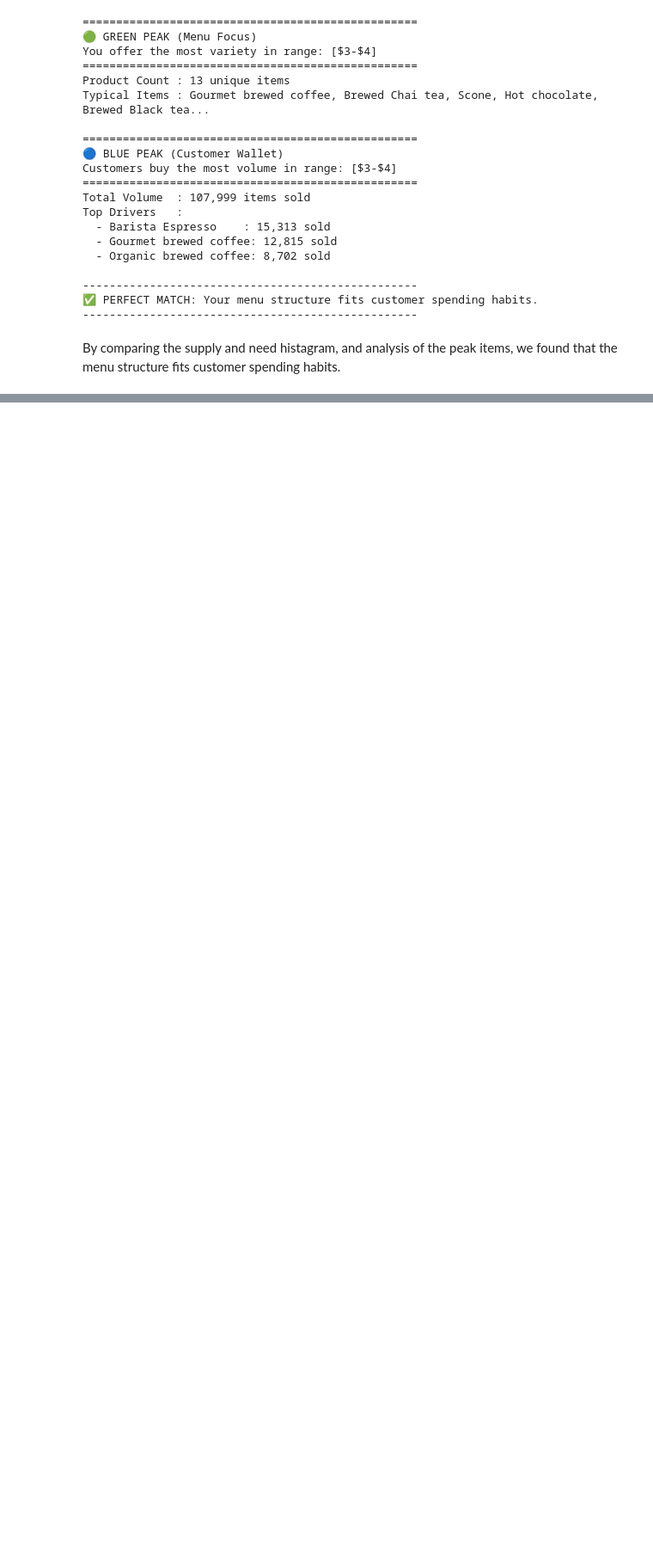
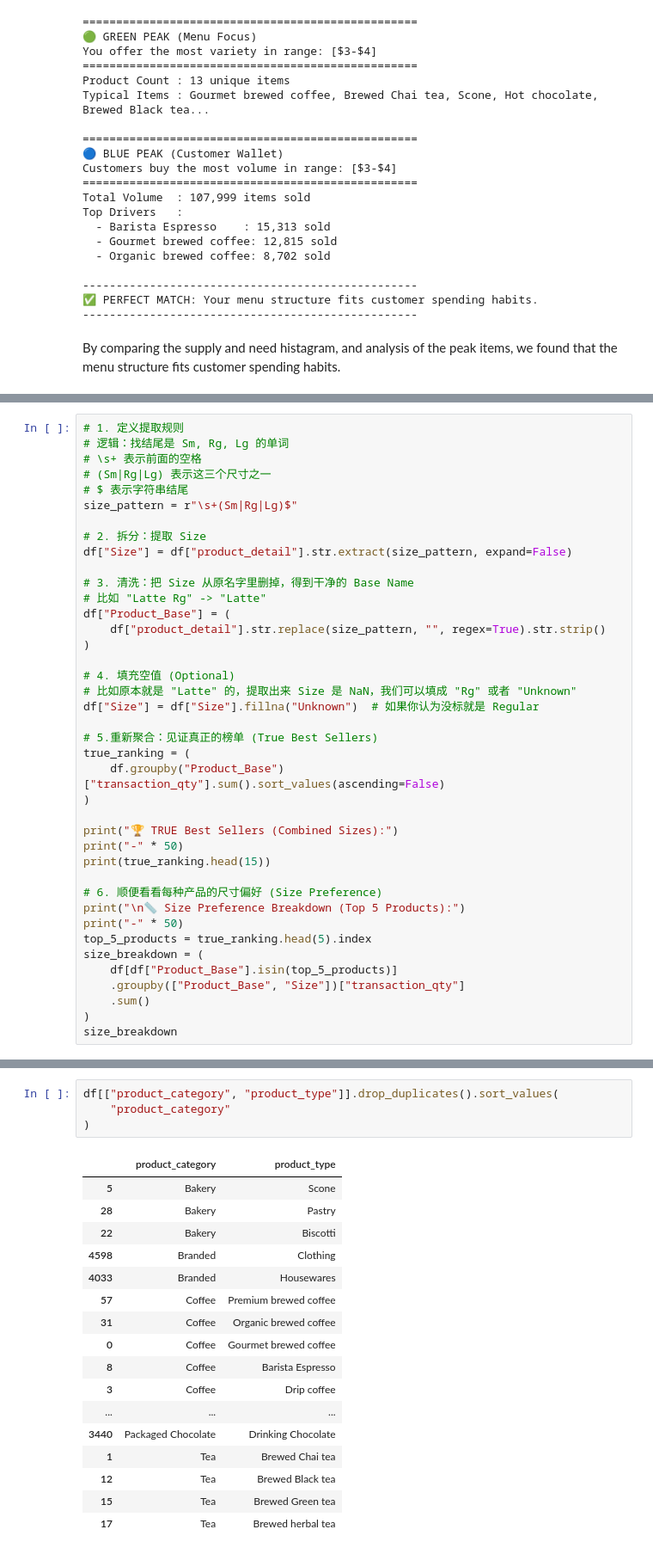
Before and after one commit to yunying-ds/coffee-sales-analysis, a Jupyter notebook: notebooks/01_exploratory_analysis.ipynb, the cells around one changed output, grey strips where cells are left out. Shown at 86% size. Saved outputs shown, nothing was run; the diff lists cells and outputs as text; blank space fills up the shorter version.

```diff
--- a/notebooks/01_exploratory_analysis.ipynb
+++ b/notebooks/01_exploratory_analysis.ipynb
@@ -1409,0 +1545,40 @@ Analyze whether different stores have distinct category preferences that impact
+# %%
+# 1. 定义提取规则
+# 逻辑：找结尾是 Sm, Rg, Lg 的单词
+# \s+ 表示前面的空格
+# (Sm|Rg|Lg) 表示这三个尺寸之一
+# $ 表示字符串结尾
+size_pattern = r"\s+(Sm|Rg|Lg)$"
+
+# 2. 拆分：提取 Size
+df["Size"] = df["product_detail"].str.extract(size_pattern, expand=False)
+
+# 3. 清洗：把 Size 从原名字里删掉，得到干净的 Base Name
+# 比如 "Latte Rg" -> "Latte"
+df["Product_Base"] = (
+    df["product_detail"].str.replace(size_pattern, "", regex=True).str.strip()
+)
+
+# 4. 填充空值 (Optional)
+# 比如原本就是 "Latte" 的，提取出来 Size 是 NaN，我们可以填成 "Rg" 或者 "Unknown"
+df["Size"] = df["Size"].fillna("Unknown")  # 如果你认为没标就是 Regular
+
+# 5.重新聚合：见证真正的榜单 (True Best Sellers)
+true_ranking = (
+    df.groupby("Product_Base")["transaction_qty"].sum().sort_values(ascending=False)
+)
+
+print("🏆 TRUE Best Sellers (Combined Sizes):")
+print("-" * 50)
+print(true_ranking.head(15))
+
+# 6. 顺便看看每种产品的尺寸偏好 (Size Preference)
+print("\n📏 Size Preference Breakdown (Top 5 Products):")
+print("-" * 50)
+top_5_products = true_ranking.head(5).index
+size_breakdown = (
+    df[df["Product_Base"].isin(top_5_products)]
+    .groupby(["Product_Base", "Size"])["transaction_qty"]
+    .sum()
+)
+size_breakdown
@@ -1409,0 +1629,22 @@ Analyze whether different stores have distinct category preferences that impact
+# %%
+df[["product_category", "product_type"]].drop_duplicates().sort_values(
+    "product_category"
+)
+# %% [output]
+|  | product_category | product_type |
+| 5 | Bakery | Scone |
+| 28 | Bakery | Pastry |
+| 22 | Bakery | Biscotti |
+| 4598 | Branded | Clothing |
+| 4033 | Branded | Housewares |
+| 57 | Coffee | Premium brewed coffee |
+| 31 | Coffee | Organic brewed coffee |
+| 0 | Coffee | Gourmet brewed coffee |
+| 8 | Coffee | Barista Espresso |
+| 3 | Coffee | Drip coffee |
+| ... | ... | ... |
+| 3440 | Packaged Chocolate | Drinking Chocolate |
+| 1 | Tea | Brewed Chai tea |
+| 12 | Tea | Brewed Black tea |
+| 15 | Tea | Brewed Green tea |
+| 17 | Tea | Brewed herbal tea |
```
Also changed, not shown: parts of 38 cells of this notebook.
